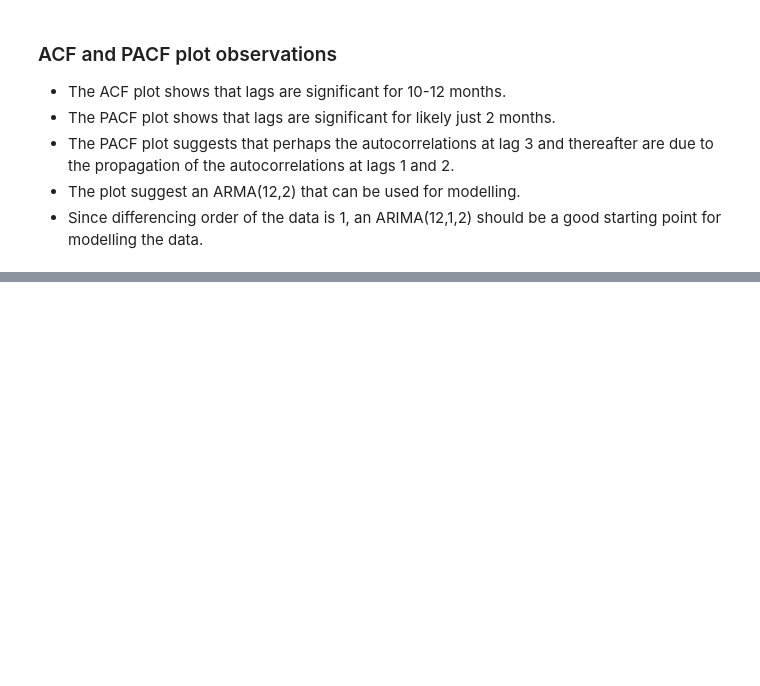
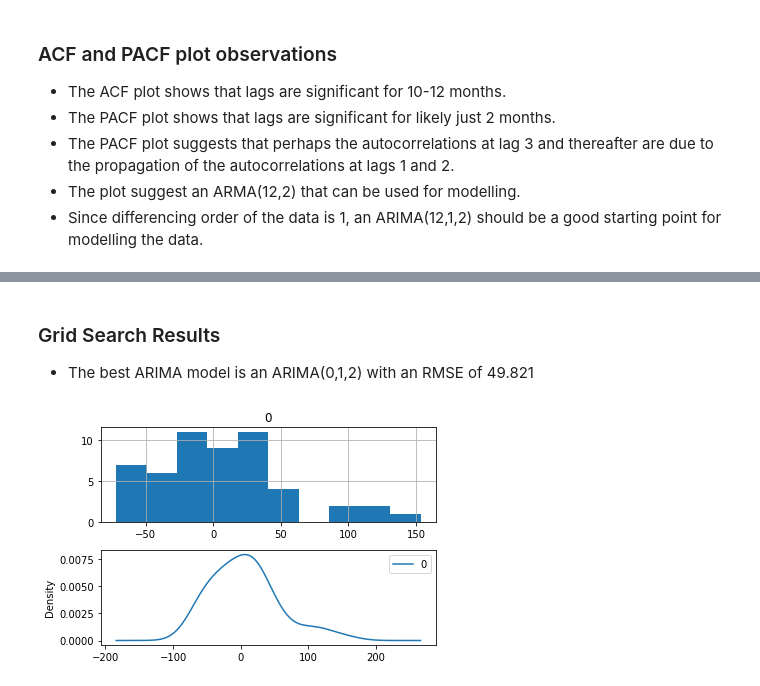
Before and after one commit to grantrzchan/HTX_Armed_Robberies, a Jupyter notebook: HTX_Armed_Robberies.ipynb, the cells around one changed output, grey strips where cells are left out. Saved outputs shown, nothing was run; the diff lists cells and outputs as text; code cells hidden in the pictures; blank space fills up the shorter version.

```diff
--- a/HTX_Armed_Robberies.ipynb
+++ b/HTX_Armed_Robberies.ipynb
@@ -0,0 +3,14 @@
+# %%
+from google.colab import files
+uploaded = files.upload()
+
+'''monthly robberies data set'''
+import pandas as pd
+import io
+import math
+from sklearn.metrics import mean_squared_error as mse
+from math import sqrt
+from matplotlib import pyplot as plt
+
+#load data set
+data_series = pd.read_csv(io.StringIO(uploaded['robberies.csv'].decode('utf-8')), header=0, index_col=0, parse_dates=True, squeeze=True)
@@ -203,0 +302,16 @@ evaluate_models(X, p_val, d_val, q_val)
+# %% [markdown]
+### Grid Search Results
+- The best ARIMA model is an ARIMA(0,1,2) with an RMSE of 49.821
+# %%
+#Check residual errors for other features
+#plot residual
+residuals = [test_set[i]-arima1212_pred[i] for i in range(len(test_set))]
+residuals = pd.DataFrame(residuals)
+plt.figure()
+plt.subplot(211)
+residuals.hist(ax=plt.gca())
+plt.subplot(212)
+residuals.plot(kind='kde', ax=plt.gca())
+plt.show()
+# %% [output]
+[figure, added]
```
Also changed, not shown: parts of 19 cells of this notebook.
